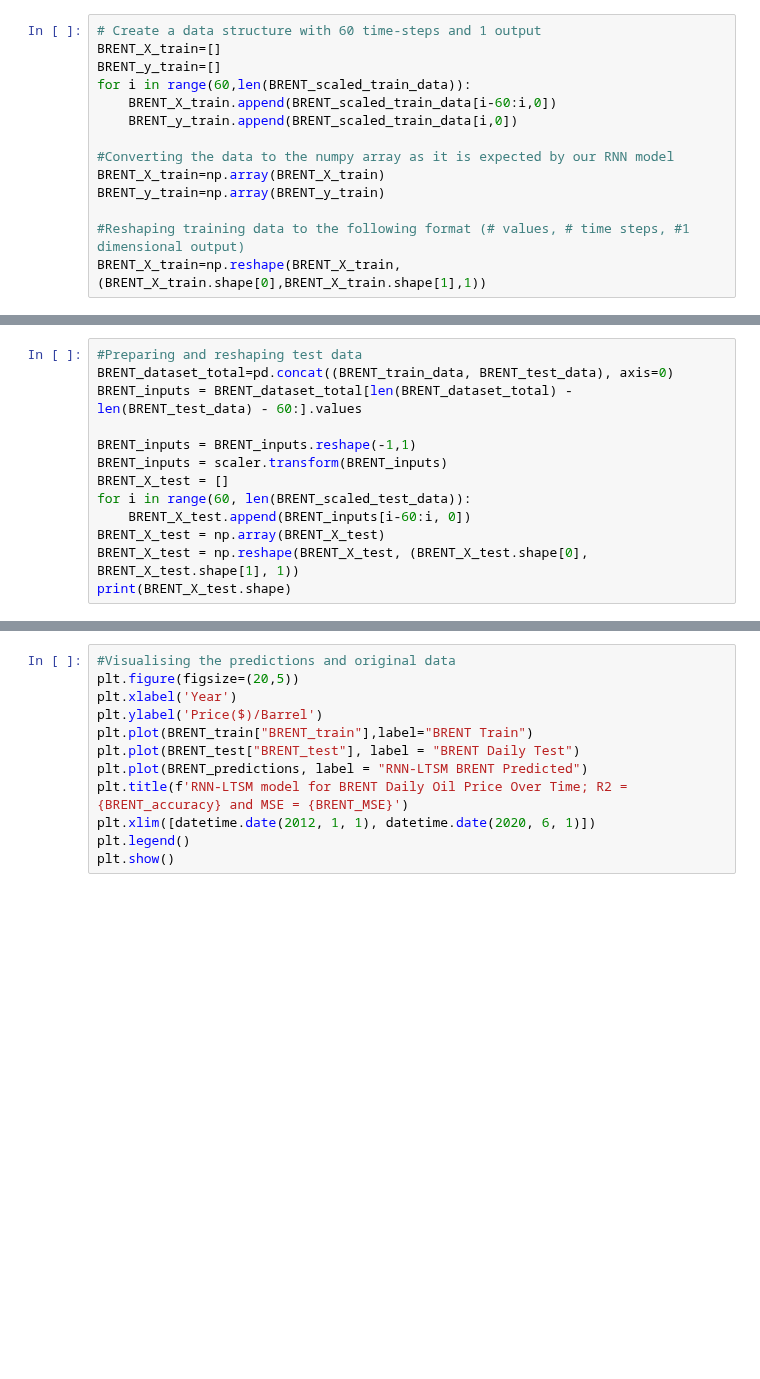
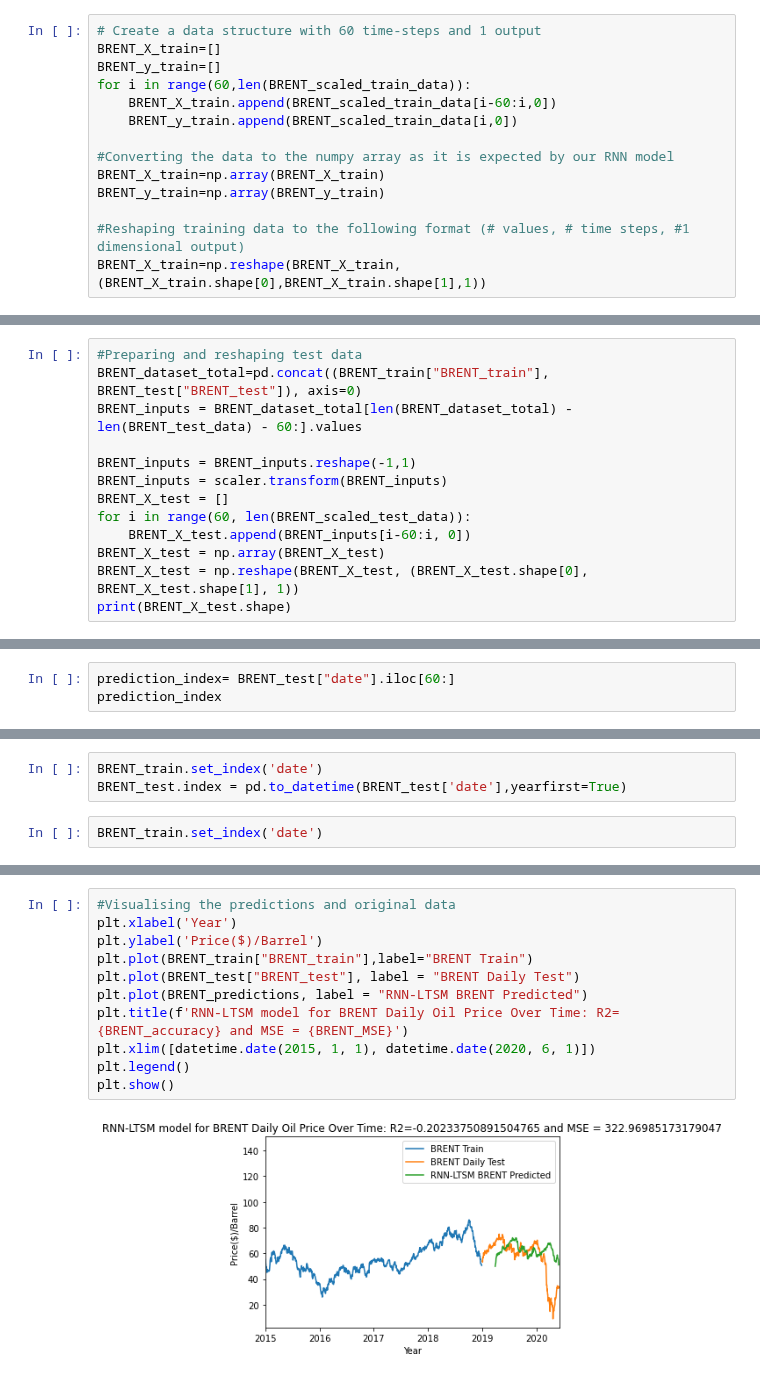
Before and after one commit to OlegRyzhkov2020/oil-project, a Jupyter notebook: analysis_in_R/RNN-LTSM.ipynb, the cells around one changed output, grey strips where cells are left out. Drawn from its saved outputs; the diff is of its cells as text; blank space fills up the shorter version.

Commit message:
update BRENT RNN LTSM model

```diff
--- a/analysis_in_R/RNN-LTSM.ipynb
+++ b/analysis_in_R/RNN-LTSM.ipynb
@@ -239,6 +265,6 @@ Epoch 12/100
 # %%
 #Preparing and reshaping test data
-BRENT_dataset_total=pd.concat((BRENT_train_data, BRENT_test_data), axis=0)
+BRENT_dataset_total=pd.concat((BRENT_train["BRENT_train"], BRENT_test["BRENT_test"]), axis=0)
 BRENT_inputs = BRENT_dataset_total[len(BRENT_dataset_total) - len(BRENT_test_data) - 60:].values
 
 BRENT_inputs = BRENT_inputs.reshape(-1,1)
@@ -251,0 +280,3 @@ print(BRENT_X_test.shape)
+# %%
+prediction_index= BRENT_test["date"].iloc[60:]
+prediction_index
@@ -262,0 +324,5 @@ BRENT_MSE = metrics.mean_squared_error(BRENT_test_data, BRENT_prediction)
+# %%
+BRENT_train.set_index('date')
+BRENT_test.index = pd.to_datetime(BRENT_test['date'],yearfirst=True)
+# %%
+BRENT_train.set_index('date')
@@ -263,12 +344,13 @@ BRENT_MSE = metrics.mean_squared_error(BRENT_test_data, BRENT_prediction)
 # %%
 #Visualising the predictions and original data
-plt.figure(figsize=(20,5))
 plt.xlabel('Year')
 plt.ylabel('Price($)/Barrel')
 plt.plot(BRENT_train["BRENT_train"],label="BRENT Train")
 plt.plot(BRENT_test["BRENT_test"], label = "BRENT Daily Test")
 plt.plot(BRENT_predictions, label = "RNN-LTSM BRENT Predicted")
-plt.title(f'RNN-LTSM model for BRENT Daily Oil Price Over Time; R2 = {BRENT_accuracy} and MSE = {BRENT_MSE}')
-plt.xlim([datetime.date(2012, 1, 1), datetime.date(2020, 6, 1)])
+plt.title(f'RNN-LTSM model for BRENT Daily Oil Price Over Time: R2={BRENT_accuracy} and MSE = {BRENT_MSE}')
+plt.xlim([datetime.date(2015, 1, 1), datetime.date(2020, 6, 1)])
 plt.legend()
 plt.show()
+# %% [output]
+[figure, added]
```
Also changed, not shown: parts of 11 cells of this notebook, 3 other files.
